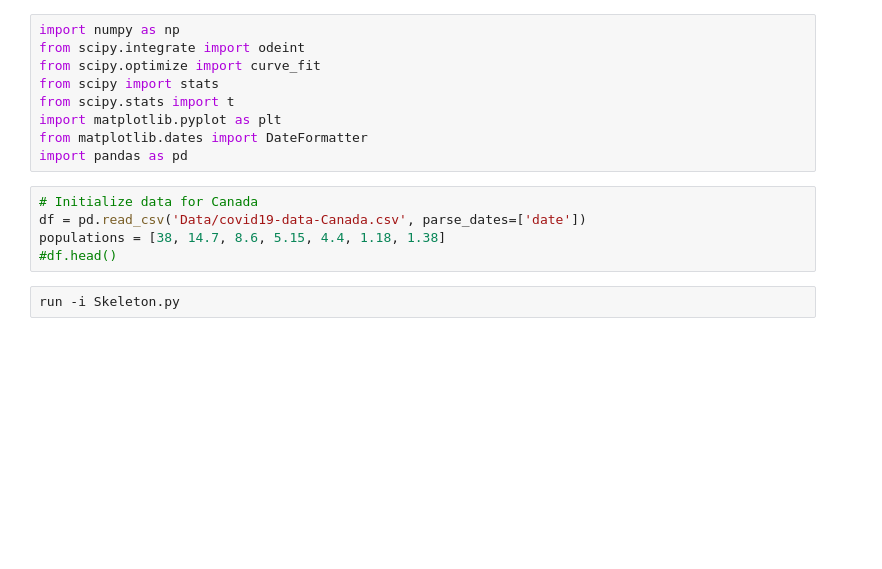
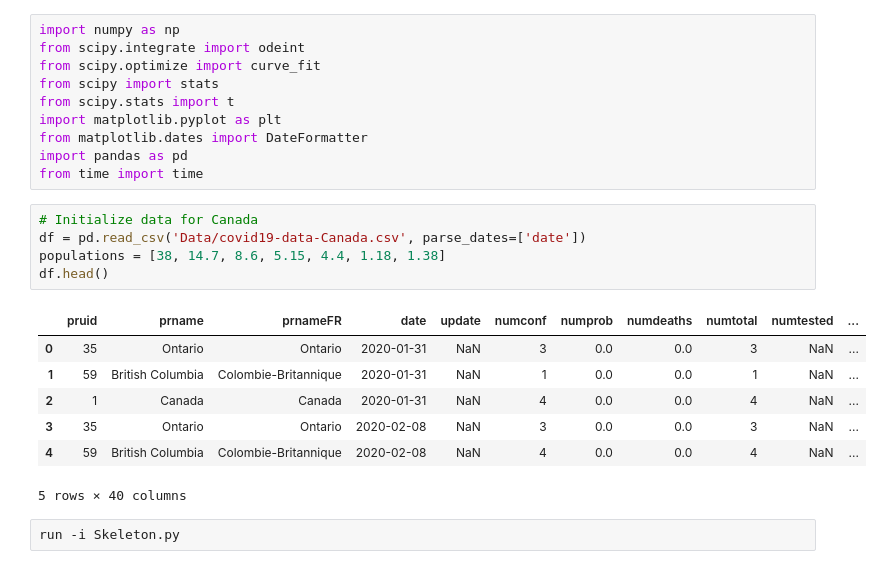
Before and after one commit to PoldeDalmau/SIR_COVID, a Jupyter notebook: Example_Canada.ipynb, the cells around one changed output. Drawn from its saved outputs; the diff is of its cells as text; blank space fills up the shorter version.

```diff
--- a/Example_Canada.ipynb
+++ b/Example_Canada.ipynb
@@ -7,11 +7,20 @@ from scipy.stats import t
 import matplotlib.pyplot as plt
 from matplotlib.dates import DateFormatter
 import pandas as pd
+from time import time
 # %%
 # Initialize data for Canada
 df = pd.read_csv('Data/covid19-data-Canada.csv', parse_dates=['date'])
 populations = [38, 14.7, 8.6, 5.15, 4.4, 1.18, 1.38]
-#df.head()
+df.head()
+# %% [output]
+|  | pruid | prname | prnameFR | date | update | numconf | numprob | numdeaths | numtotal | numtested | ... |
+| 0 | 35 | Ontario | Ontario | 2020-01-31 | NaN | 3 | 0.0 | 0.0 | 3 | NaN | ... |
+| 1 | 59 | British Columbia | Colombie-Britannique | 2020-01-31 | NaN | 1 | 0.0 | 0.0 | 1 | NaN | ... |
+| 2 | 1 | Canada | Canada | 2020-01-31 | NaN | 4 | 0.0 | 0.0 | 4 | NaN | ... |
+| 3 | 35 | Ontario | Ontario | 2020-02-08 | NaN | 3 | 0.0 | 0.0 | 3 | NaN | ... |
+| 4 | 59 | British Columbia | Colombie-Britannique | 2020-02-08 | NaN | 4 | 0.0 | 0.0 | 4 | NaN | ... |
+5 rows × 40 columns
 # %%
 run -i Skeleton.py
 # %% [markdown]
```
Also changed, not shown: parts of 8 cells of this notebook, 3 other files.
